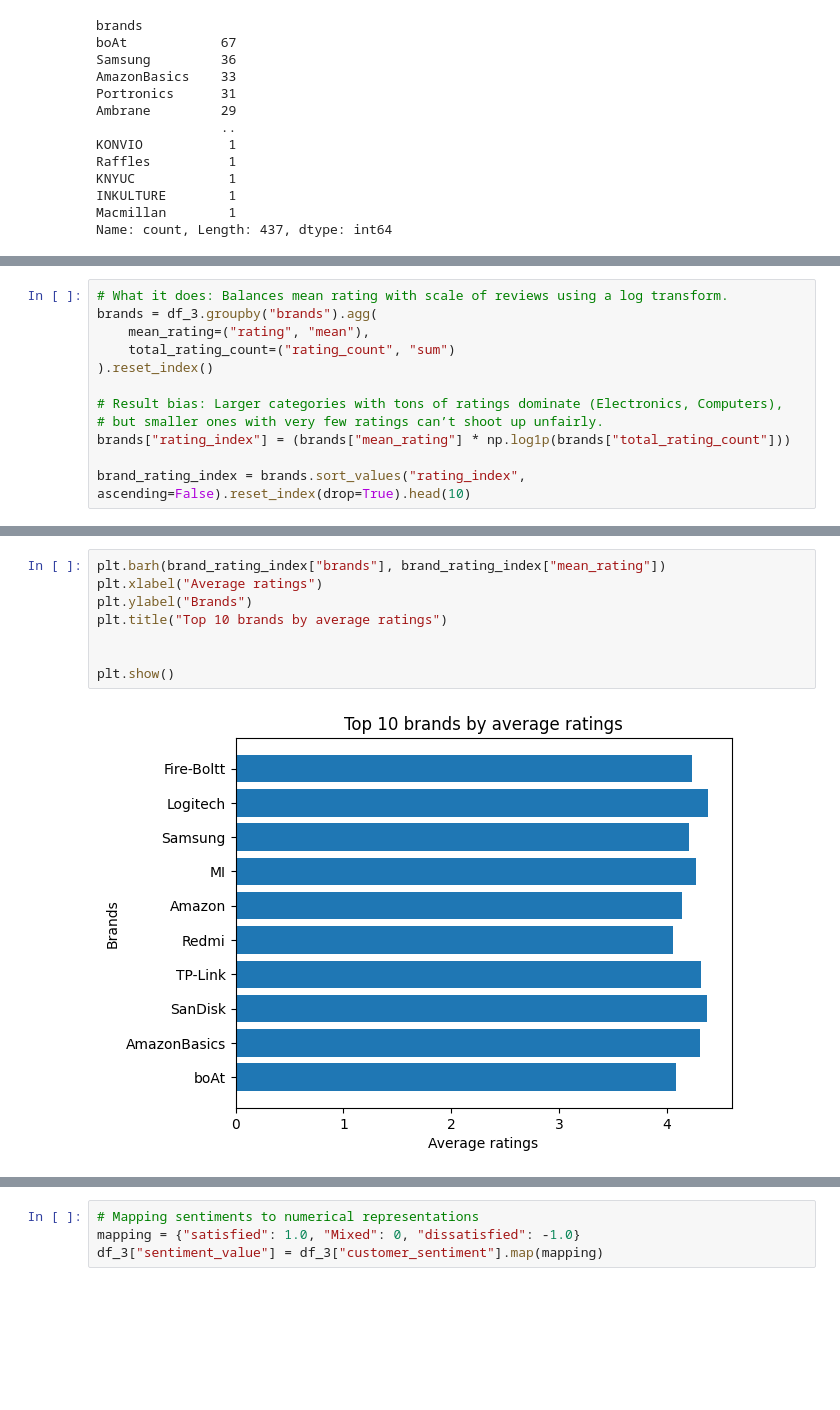
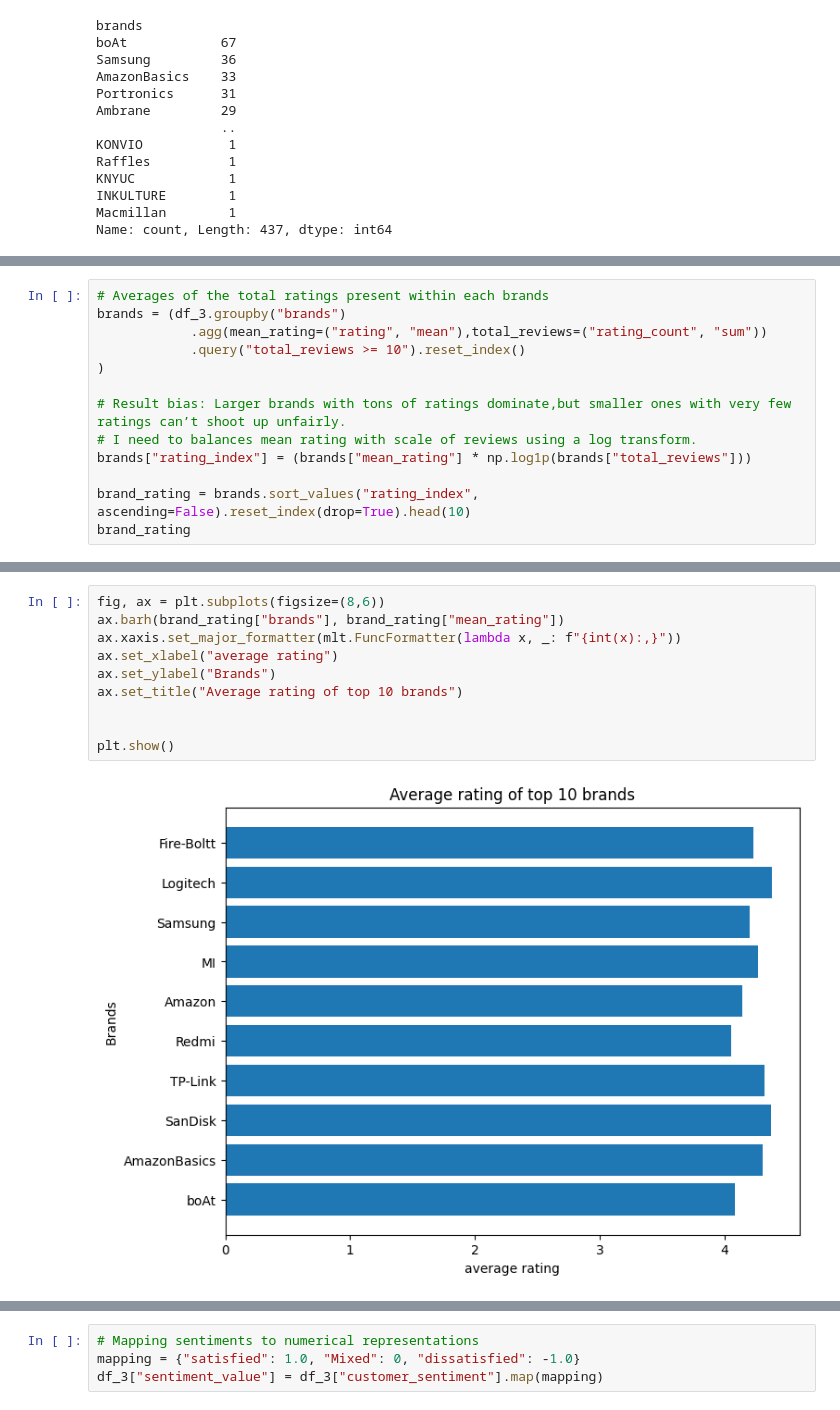
Before and after one commit to CKohwo/Ecommerce-strategy-blueprint, a Jupyter notebook: notebooks/03_exploratory_ data_analysis.ipynb, the cells around one changed output, grey strips where cells are left out. Cells and saved outputs as stored; diff of their text form; blank space fills up the shorter version.

```diff
--- a/notebooks/03_exploratory_ data_analysis.ipynb
+++ b/notebooks/03_exploratory_ data_analysis.ipynb
@@ -181,12 +132,13 @@ avg_rating_brand.tail(10)
 # %%
-# What it does: Balances mean rating with scale of reviews using a log transform.
-brands = df_3.groupby("brands").agg(
-    mean_rating=("rating", "mean"),
-    total_rating_count=("rating_count", "sum")
-).reset_index()
+# Averages of the total ratings present within each brands
+brands = (df_3.groupby("brands")
+            .agg(mean_rating=("rating", "mean"),total_reviews=("rating_count", "sum"))
+            .query("total_reviews >= 10").reset_index()
+)
 
-# Result bias: Larger categories with tons of ratings dominate (Electronics, Computers),
-# but smaller ones with very few ratings can’t shoot up unfairly.
-brands["rating_index"] = (brands["mean_rating"] * np.log1p(brands["total_rating_count"]))
+# Result bias: Larger brands with tons of ratings dominate,but smaller ones with very few ratings can’t shoot up unfairly.
+# I need to balances mean rating with scale of reviews using a log transform.
+brands["rating_index"] = (brands["mean_rating"] * np.log1p(brands["total_reviews"]))
 
-brand_rating_index = brands.sort_values("rating_index", ascending=False).reset_index(drop=True).head(10)
+brand_rating = brands.sort_values("rating_index", ascending=False).reset_index(drop=True).head(10)
+brand_rating
@@ -193,10 +157,12 @@ brand_rating_index = brands.sort_values("rating_index", ascending=False).reset_i
 # %%
-plt.barh(brand_rating_index["brands"], brand_rating_index["mean_rating"])
-plt.xlabel("Average ratings")
-plt.ylabel("Brands")
-plt.title("Top 10 brands by average ratings")
+fig, ax = plt.subplots(figsize=(8,6))
+ax.barh(brand_rating["brands"], brand_rating["mean_rating"])
+ax.xaxis.set_major_formatter(mlt.FuncFormatter(lambda x, _: f"{int(x):,}"))
+ax.set_xlabel("average rating")
+ax.set_ylabel("Brands")
+ax.set_title("Average rating of top 10 brands")
 
 
 plt.show()
 # %% [output]
-[figure, old version]
+[figure, new version]
```
Also changed, not shown: parts of 21 cells of this notebook, 4 other files.
